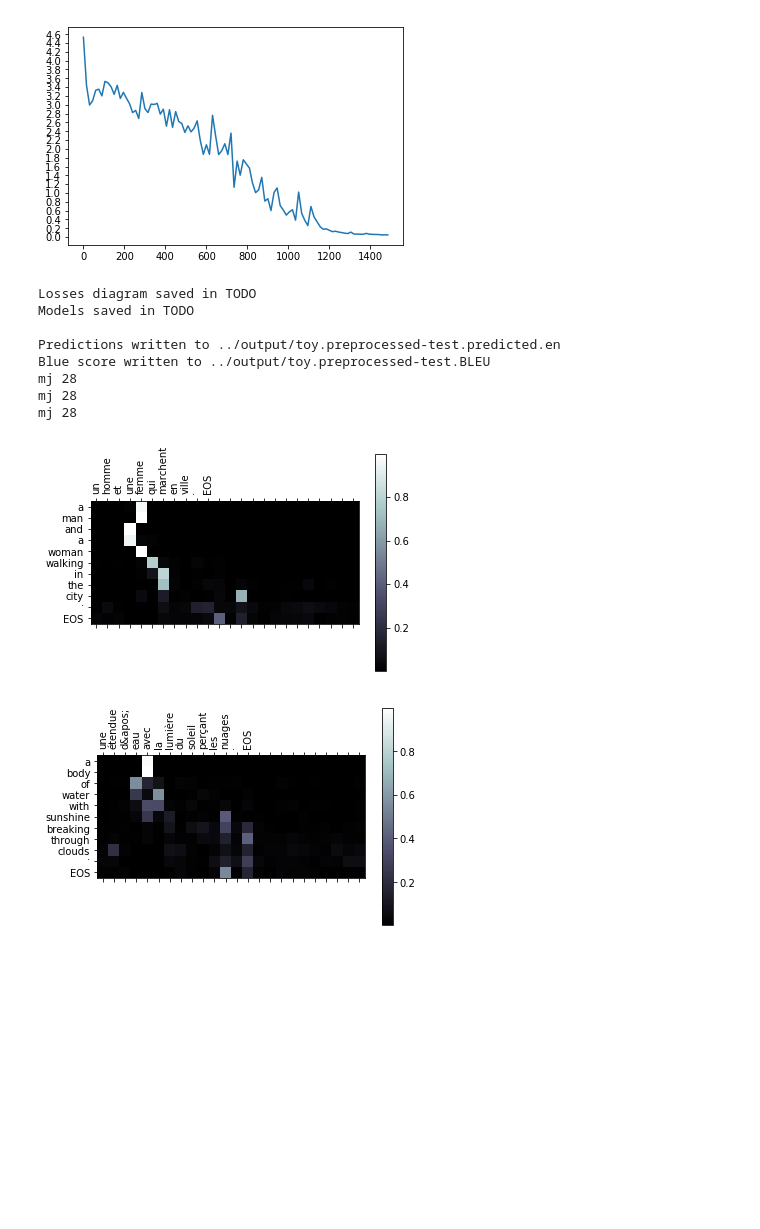
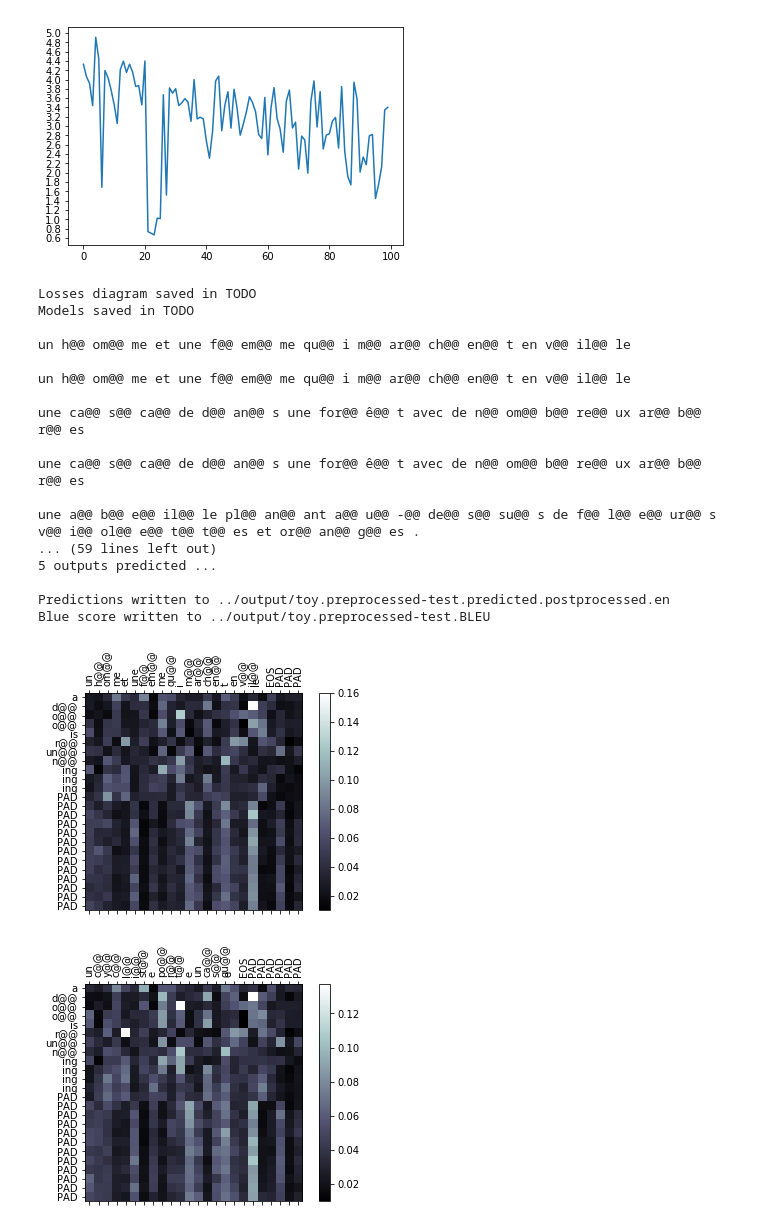
Before and after one commit to maartje/NLP2-Project2, a Jupyter notebook: src/Notebook_Pipeline.ipynb, the cells around one changed output. Cells and saved outputs as stored; diff of their text form; code cells hidden in the pictures; blank space fills up the shorter version.

```diff
--- a/src/Notebook_Pipeline.ipynb
+++ b/src/Notebook_Pipeline.ipynb
@@ -27,7 +27,7 @@ def train_model(index_array_pairs, s_vocab_size, t_vocab_size, max_length):
 hidden_size = 256
 dropout_p = 0.1
 learning_rate = 0.01
-n_iters = 1500
+n_iters = 100 #1500
 max_hours = 9
 
 MAX_LENGTH = 24
@@ -36,5 +36,7 @@ MAX_LENGTH = 24
     fp.spath_toy, fp.tpath_toy,
     train_model, predict_all,
     max_length = MAX_LENGTH,
-    replace_unknown_words = False, useCache = False)
+    replace_unknown_words = False,
+    use_bpe = True, num_operations = 80, vocab_threshold = 1,
+    useCache = False)
 # %% [output]
@@ -58,12 +60,21 @@ MAX_LENGTH = 24
 <Figure size 432x288 with 0 Axes>
-[figure, old version]
+[figure, new version]
 Losses diagram saved in TODO
 Models saved in TODO
 
-Predictions written to ../output/toy.preprocessed-test.predicted.en
+un h@@ om@@ me et une f@@ em@@ me qu@@ i m@@ ar@@ ch@@ en@@ t en v@@ il@@ le
+
+un h@@ om@@ me et une f@@ em@@ me qu@@ i m@@ ar@@ ch@@ en@@ t en v@@ il@@ le
+
+une ca@@ s@@ ca@@ de d@@ an@@ s une for@@ ê@@ t avec de n@@ om@@ b@@ re@@ ux ar@@ b@@ r@@ es
+
+une ca@@ s@@ ca@@ de d@@ an@@ s une for@@ ê@@ t avec de n@@ om@@ b@@ re@@ ux ar@@ b@@ r@@ es
+
+une a@@ b@@ e@@ il@@ le pl@@ an@@ ant a@@ u@@ -@@ de@@ s@@ su@@ s de f@@ l@@ e@@ ur@@ s v@@ i@@ ol@@ e@@ t@@ t@@ es et or@@ an@@ g@@ es .
+... (59 lines left out)
+5 outputs predicted ...
+
+Predictions written to ../output/toy.preprocessed-test.predicted.postprocessed.en
 Blue score written to ../output/toy.preprocessed-test.BLEU
-mj 28
-mj 28
-mj 28
-[figure, old version]
+[figure, new version]
-[figure, old version]
+[figure, new version]
```
Also changed, not shown: parts of 2 cells of this notebook, 5 other files.
